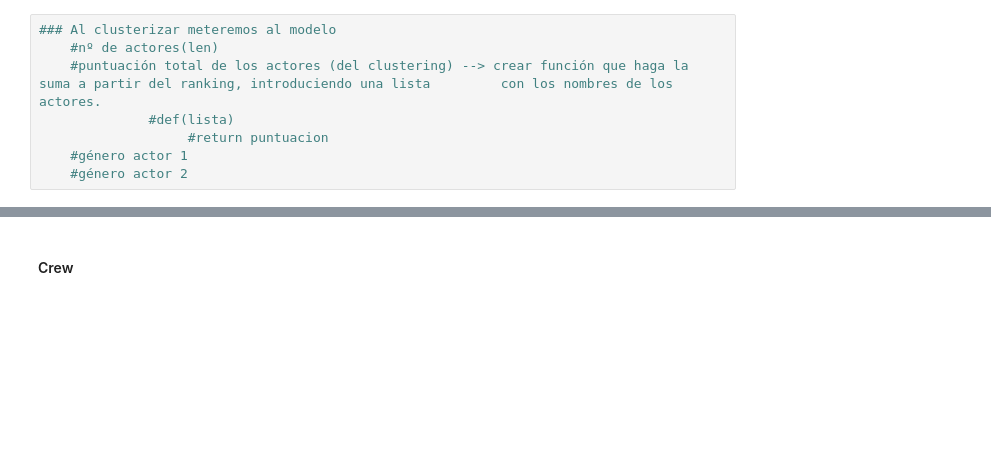
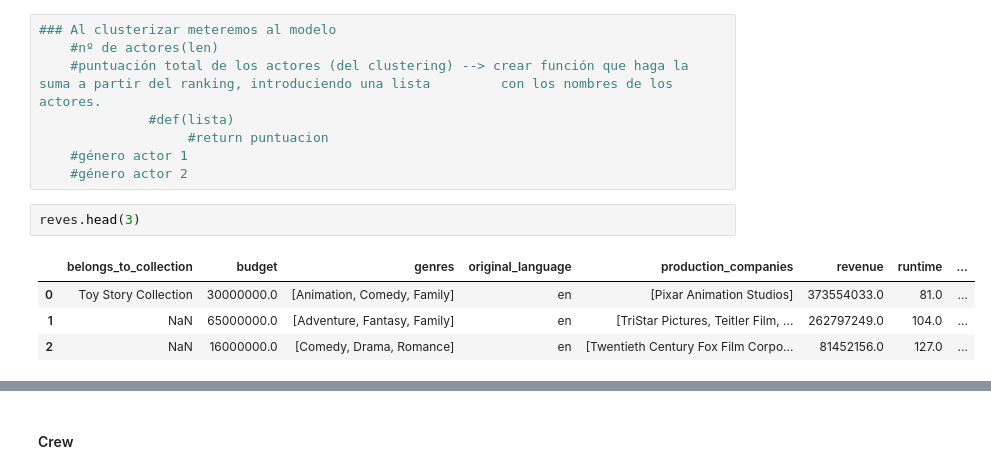
Before and after one commit to ElsaDuran/reves, a Jupyter notebook: 02.Data Engineering.ipynb, the cells around one changed output, grey strips where cells are left out. Cells and saved outputs as stored; diff of their text form; blank space fills up the shorter version.

```diff
--- a/02.Data Engineering.ipynb
+++ b/02.Data Engineering.ipynb
@@ -185,3 +215,10 @@ plt.show()
                    #return puntuacion
     #género actor 1
     #género actor 2
+# %%
+reves.head(3)
+# %% [output]
+|  | belongs_to_collection | budget | genres | original_language | production_companies | revenue | runtime | ... |
+| 0 | Toy Story Collection | 30000000.0 | [Animation, Comedy, Family] | en | [Pixar Animation Studios] | 373554033.0 | 81.0 | ... |
+| 1 | NaN | 65000000.0 | [Adventure, Fantasy, Family] | en | [TriStar Pictures, Teitler Film, ... | 262797249.0 | 104.0 | ... |
+| 2 | NaN | 16000000.0 | [Comedy, Drama, Romance] | en | [Twentieth Century Fox Film Corpo... | 81452156.0 | 127.0 | ... |
```
Also changed, not shown: parts of 11 cells of this notebook, 2 other files.
